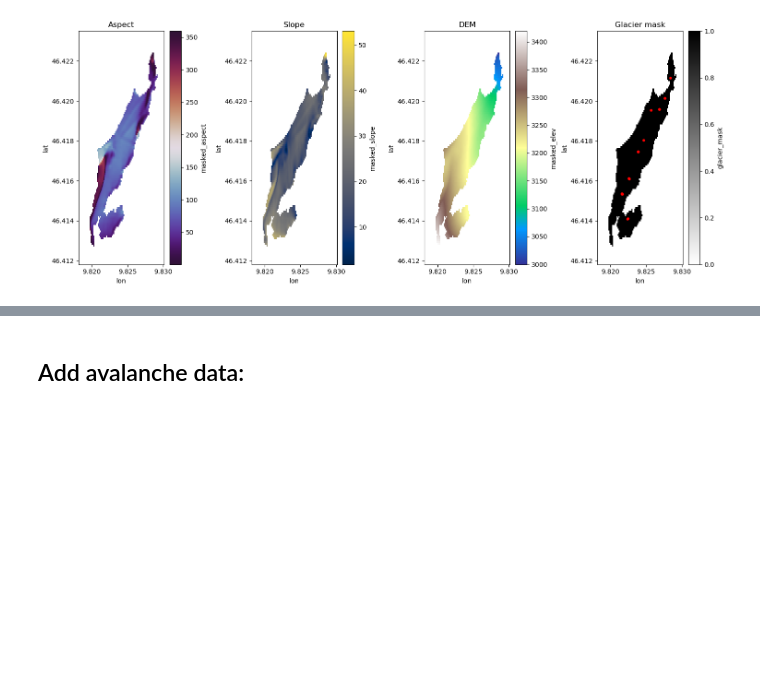
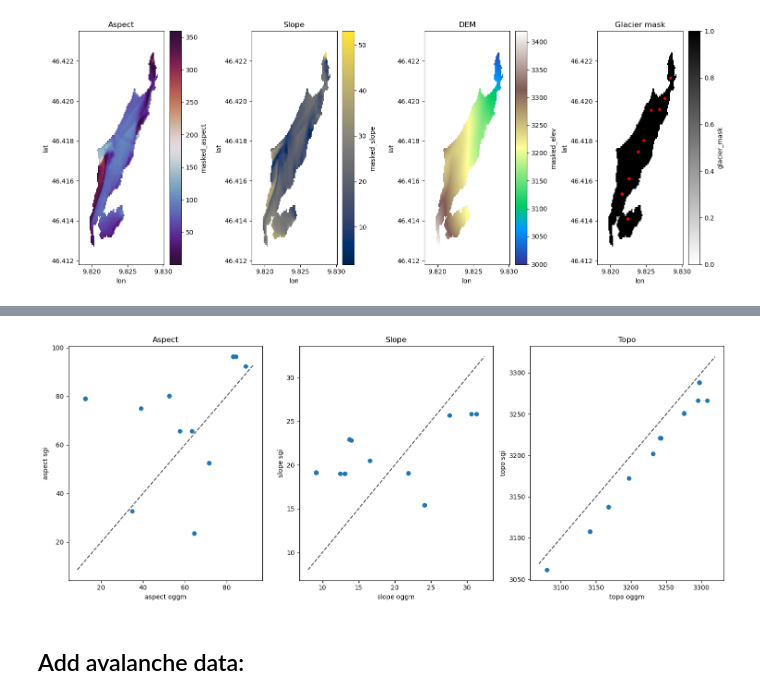
Before and after one commit to ODINN-SciML/MassBalanceMachine, a Jupyter notebook: regions/Switzerland/1.2. OGGM-datapulling.ipynb, the cells around one changed output, grey strips where cells are left out. Cells and saved outputs as stored; diff of their text form; code cells hidden in the pictures; blank space fills up the shorter version.

```diff
--- a/regions/Switzerland/1.2. OGGM-datapulling.ipynb
+++ b/regions/Switzerland/1.2. OGGM-datapulling.ipynb
@@ -311,3 +338,31 @@ Data variables:
+# %%
+glacierName = 'corvatsch'
+df_pmb_gl = df_pmb_filtered[(df_pmb_filtered.GLACIER == glacierName)]
+
+# Plot aspect and sgi aspect
+fig, axs = plt.subplots(1, 3, figsize=(15, 6))
+axs[0].scatter(df_pmb_gl.aspect, df_pmb_gl.aspect_sgi)
+axs[0].set_xlabel('aspect oggm')
+axs[0].set_ylabel('aspect sgi')
+axs[0].set_title('Aspect')
+
+axs[1].scatter(df_pmb_gl.slope, df_pmb_gl.slope_sgi)
+axs[1].set_xlabel('slope oggm')
+axs[1].set_ylabel('slope sgi')
+axs[1].set_title('Slope')
+
+# same for topo
+axs[2].scatter(df_pmb_gl.topo, df_pmb_gl.topo_sgi)
+axs[2].set_xlabel('topo oggm')
+axs[2].set_ylabel('topo sgi')
+axs[2].set_title('Topo')
+# add 1:1 line
+for ax in axs:
+    ax.plot(ax.get_xlim(), ax.get_xlim(), ls="--", c=".3")
+
+plt.tight_layout()
+# %% [output]
+[figure, added]
 # %% [markdown]
 ## Add avalanche data:
 # %%
```
Also changed, not shown: parts of 14 cells of this notebook.
